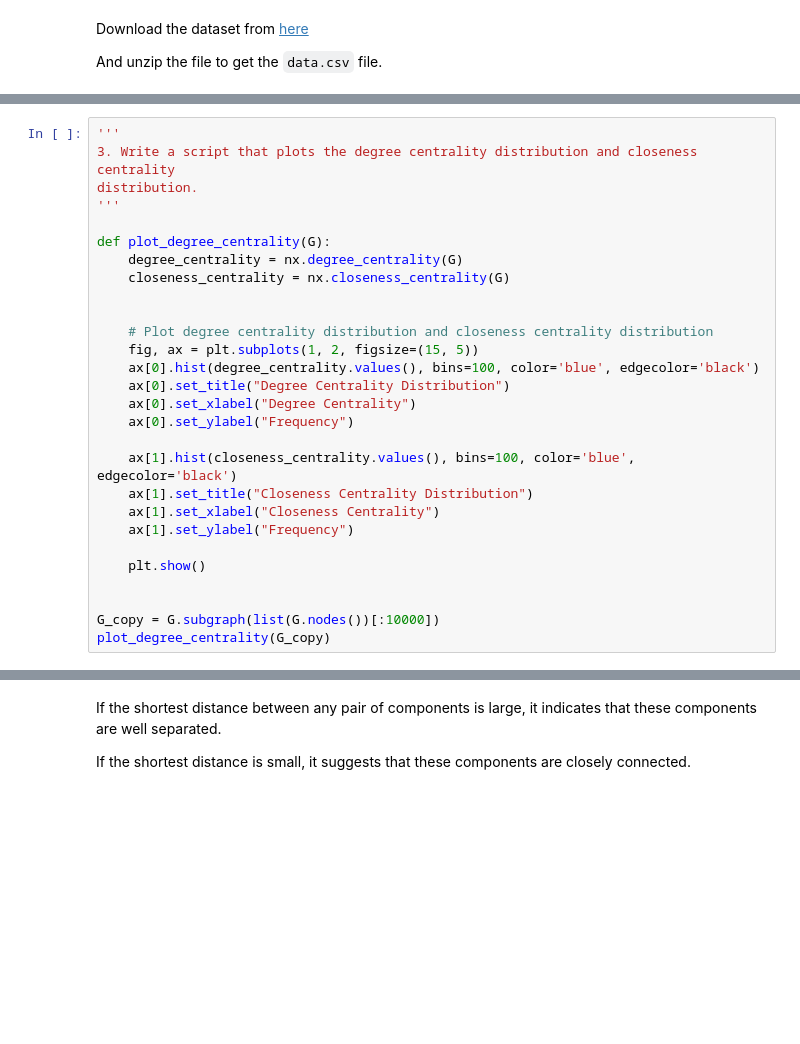
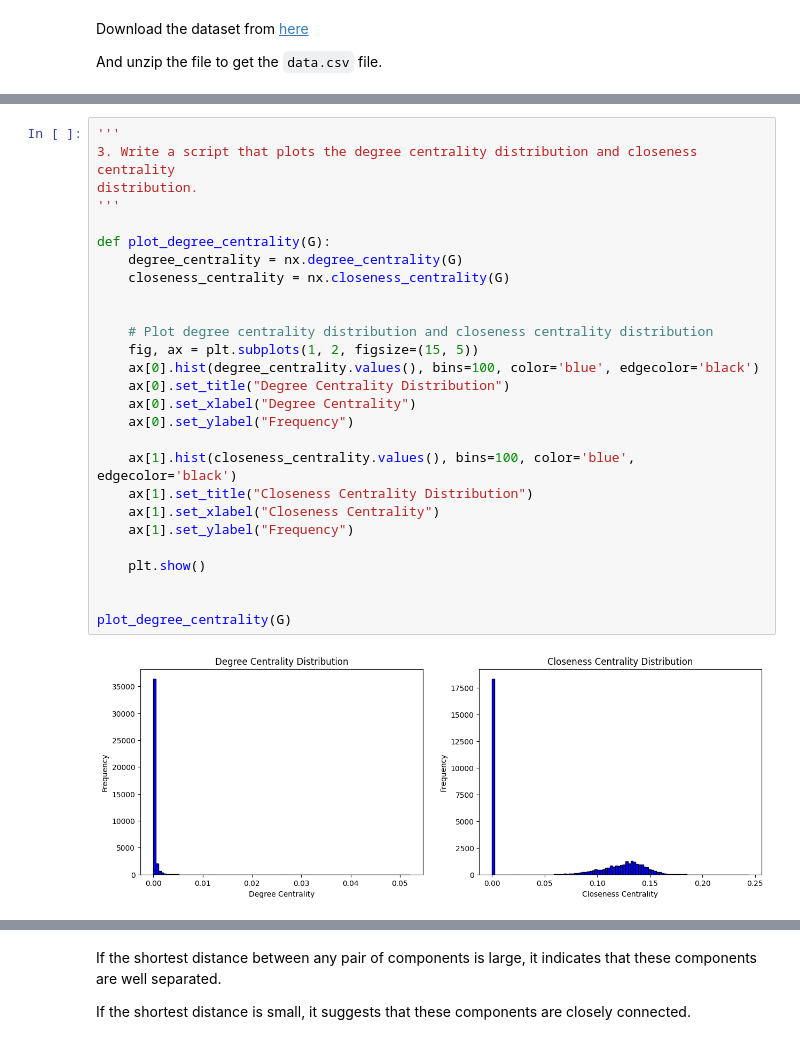
Before and after one commit to jsyrjako/SNA-Project, a Jupyter notebook: project.ipynb, the cells around one changed output, grey strips where cells are left out. Cells and saved outputs as stored; diff of their text form; blank space fills up the shorter version.

Commit message:
Update project.ipynb with network metrics calculations and visualization improvements

```diff
--- a/project.ipynb
+++ b/project.ipynb
@@ -221,31 +243,32 @@ calculate_metrics(G_copy)
 # %%
 '''
 3. Write a script that plots the degree centrality distribution and closeness centrality
 distribution.
 '''
 
 def plot_degree_centrality(G):
     degree_centrality = nx.degree_centrality(G)
     closeness_centrality = nx.closeness_centrality(G)
 
 
     # Plot degree centrality distribution and closeness centrality distribution
     fig, ax = plt.subplots(1, 2, figsize=(15, 5))
     ax[0].hist(degree_centrality.values(), bins=100, color='blue', edgecolor='black')
     ax[0].set_title("Degree Centrality Distribution")
     ax[0].set_xlabel("Degree Centrality")
     ax[0].set_ylabel("Frequency")
 
     ax[1].hist(closeness_centrality.values(), bins=100, color='blue', edgecolor='black')
     ax[1].set_title("Closeness Centrality Distribution")
     ax[1].set_xlabel("Closeness Centrality")
     ax[1].set_ylabel("Frequency")
 
     plt.show()
 
 
-G_copy = G.subgraph(list(G.nodes())[:10000])
-plot_degree_centrality(G_copy)
+plot_degree_centrality(G)
+# %% [output]
+[figure, added]
 # %%
 '''
 4. We want to test the extent to which the centrality distributions in 3) fit a power law
```
Also changed, not shown: parts of 8 cells of this notebook.
